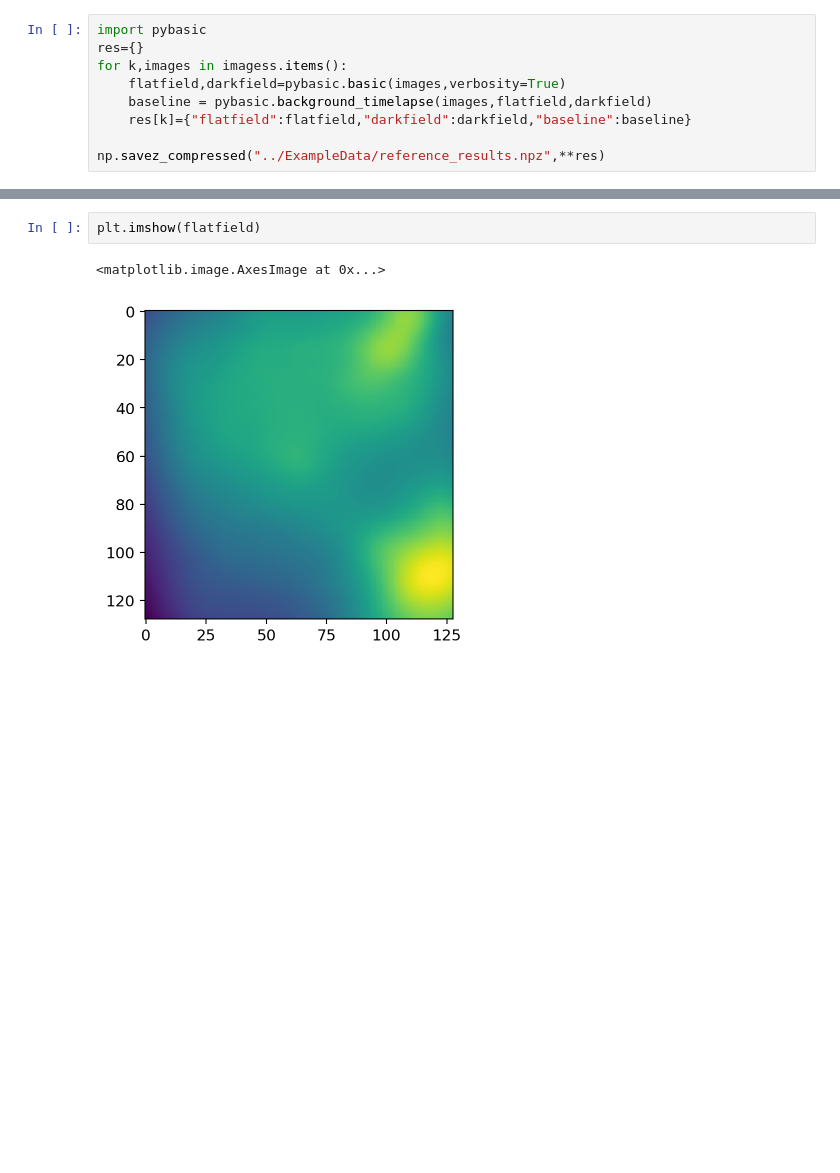
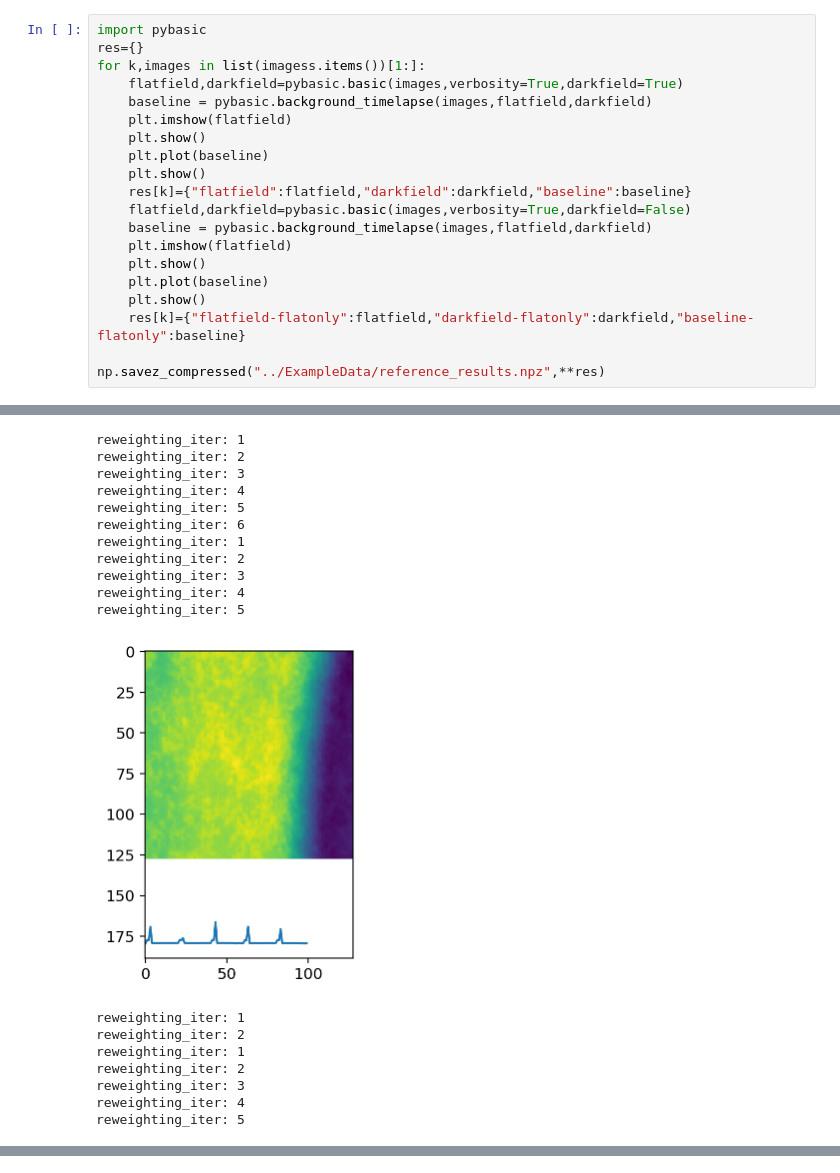
Before and after one commit to yfukai/BaSiCpy, a Jupyter notebook: Notebooks/export_reference_impl_data.ipynb, the cells around one changed output, grey strips where cells are left out. Cells and saved outputs as stored; diff of their text form; blank space fills up the shorter version.

```diff
--- a/Notebooks/export_reference_impl_data.ipynb
+++ b/Notebooks/export_reference_impl_data.ipynb
@@ -46,10 +57,21 @@ for k in keys:
 # %%
 import pybasic
 res={}
-for k,images in imagess.items():
-    flatfield,darkfield=pybasic.basic(images,verbosity=True)
+for k,images in list(imagess.items())[1:]:
+    flatfield,darkfield=pybasic.basic(images,verbosity=True,darkfield=True)
     baseline = pybasic.background_timelapse(images,flatfield,darkfield)
+    plt.imshow(flatfield)
+    plt.show()
+    plt.plot(baseline)
+    plt.show()
     res[k]={"flatfield":flatfield,"darkfield":darkfield,"baseline":baseline}
+    flatfield,darkfield=pybasic.basic(images,verbosity=True,darkfield=False)
+    baseline = pybasic.background_timelapse(images,flatfield,darkfield)
+    plt.imshow(flatfield)
+    plt.show()
+    plt.plot(baseline)
+    plt.show()
+    res[k]={"flatfield-flatonly":flatfield,"darkfield-flatonly":darkfield,"baseline-flatonly":baseline}
 
 np.savez_compressed("../ExampleData/reference_results.npz",**res)
 # %% [output]
@@ -56,0 +79,19 @@ reweighting_iter: 1
+reweighting_iter: 1
+reweighting_iter: 2
+reweighting_iter: 3
+reweighting_iter: 4
+reweighting_iter: 5
+reweighting_iter: 6
+reweighting_iter: 1
+reweighting_iter: 2
+reweighting_iter: 3
+reweighting_iter: 4
+reweighting_iter: 5
+[figure, added]
+reweighting_iter: 1
+reweighting_iter: 2
+reweighting_iter: 1
+reweighting_iter: 2
+reweighting_iter: 3
+reweighting_iter: 4
+reweighting_iter: 5
@@ -57,5 +133,0 @@ reweighting_iter: 1
-# %%
-plt.imshow(flatfield)
-# %% [output]
-<matplotlib.image.AxesImage at 0x...>
-[figure, removed]
```
Also changed, not shown: parts of 3 cells of this notebook, 3 other files.
